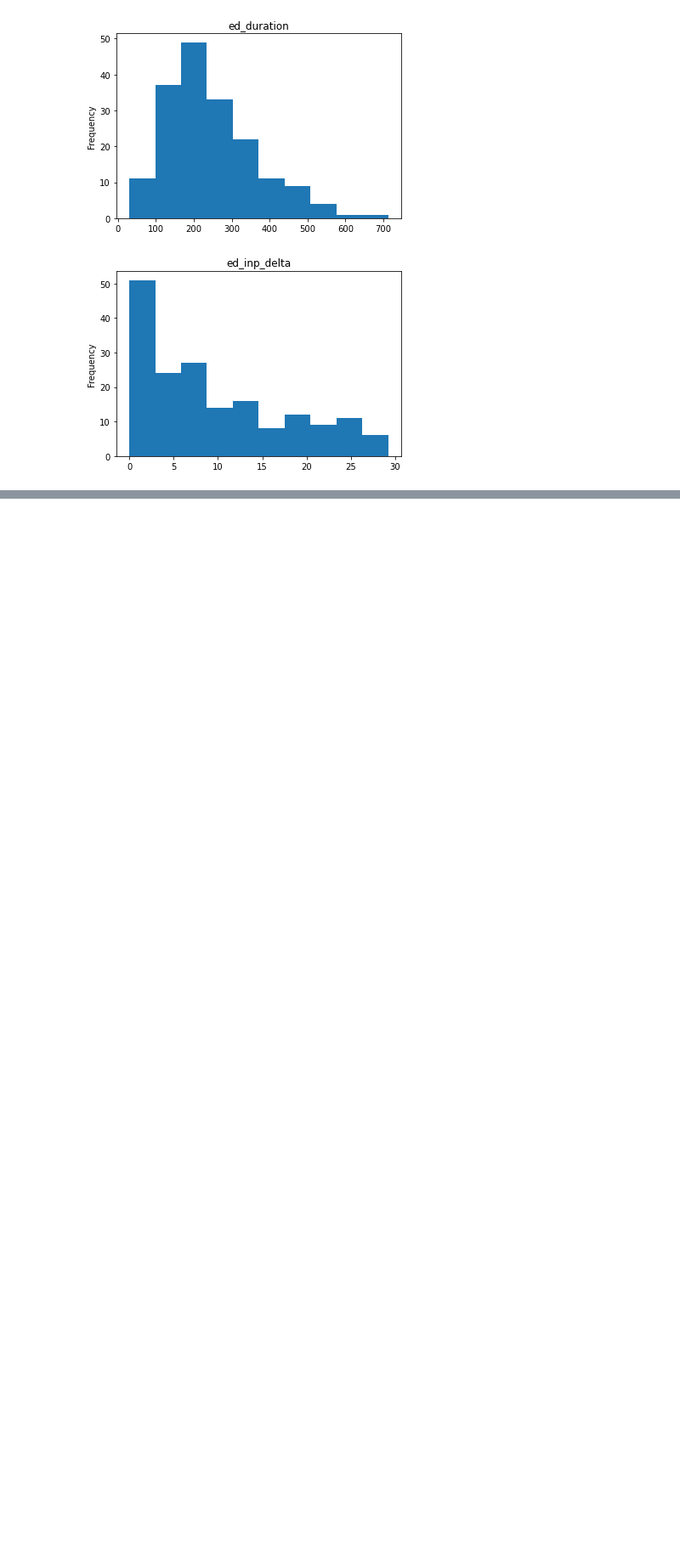
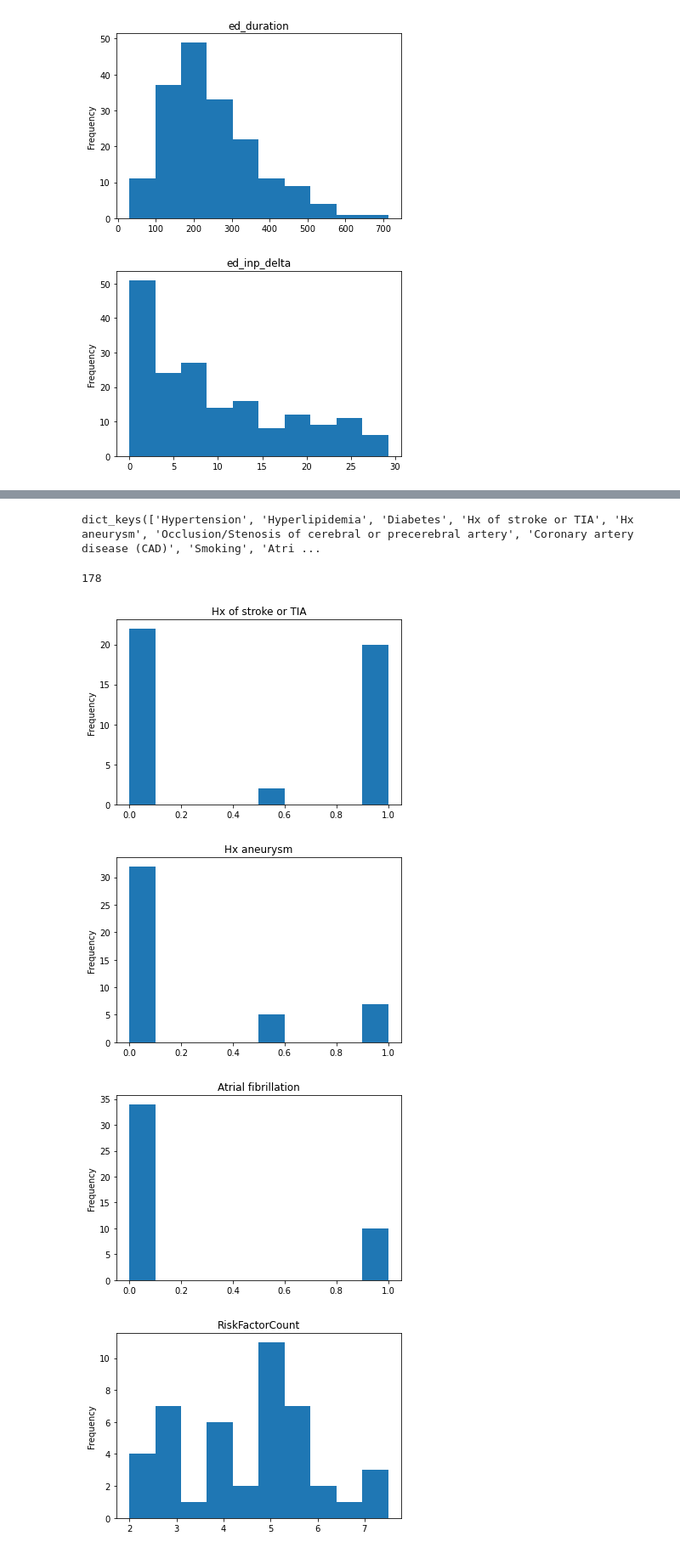
Before and after one commit to zimolzak/ml-detect-diagnostic-safety, a Jupyter notebook: Maxxxx/B00/DizzinessAnalysis.ipynb, the cells around one changed output, grey strips where cells are left out. Shown at 85% size. Saved outputs shown, nothing was run; the diff lists cells and outputs as text; code cells hidden in the pictures; blank space fills up the shorter version.

```diff
--- a/Maxxxx/B00/DizzinessAnalysis.ipynb
+++ b/Maxxxx/B00/DizzinessAnalysis.ipynb
@@ -15,6 +15,6 @@ import cluster_umap
 from collections import defaultdict
 # %%
-dataset = util.extractDataset("B00", {"Notes", "AllMed", "Vital", "HF", "DispensedDrug", "Lab"})
+dataset = util.extractDataset("B00_ML4TrgPos_", {"WithRole", "AllMed", "Vital", "HF", "DispensedDrug"})
 # %% [output]
 |  | TABLE_CATALOG | TABLE_SCHEMA | TABLE_NAME | TABLE_TYPE |
 | 0 | ORD_Singh_201911038D | Dflt | _B00_ML4TrgPos_Y201621_01_04_cohort | BASE TABLE |
@@ -178,0 +213,5 @@ plot_distributions(index_feature.vec)
+# %%
+icd_codes = util.getICDCodes()
+print(icd_codes.keys())
+# %% [output]
+dict_keys(['Hypertension', 'Hyperlipidemia', 'Diabetes', 'Hx of stroke or TIA', 'Hx aneurysm', 'Occlusion/Stenosis of cerebral or precerebral artery', 'Coronary artery disease (CAD)', 'Smoking', 'Atri ...
@@ -178,0 +243,4 @@ plot_distributions(index_feature.vec)
+# %%
+len(cohort_df.patientSSN.unique())
+# %% [output]
+178
@@ -178,0 +251,9 @@ plot_distributions(index_feature.vec)
+# %%
+new_icd_vec = util.makeNewICDVec(filtered_icd_df)
+# %%
+plot_distributions(new_icd_vec)
+# %% [output]
+[figure, added]
+[figure, added]
+[figure, added]
+[figure, added]
```
Also changed, not shown: parts of 26 cells of this notebook.
